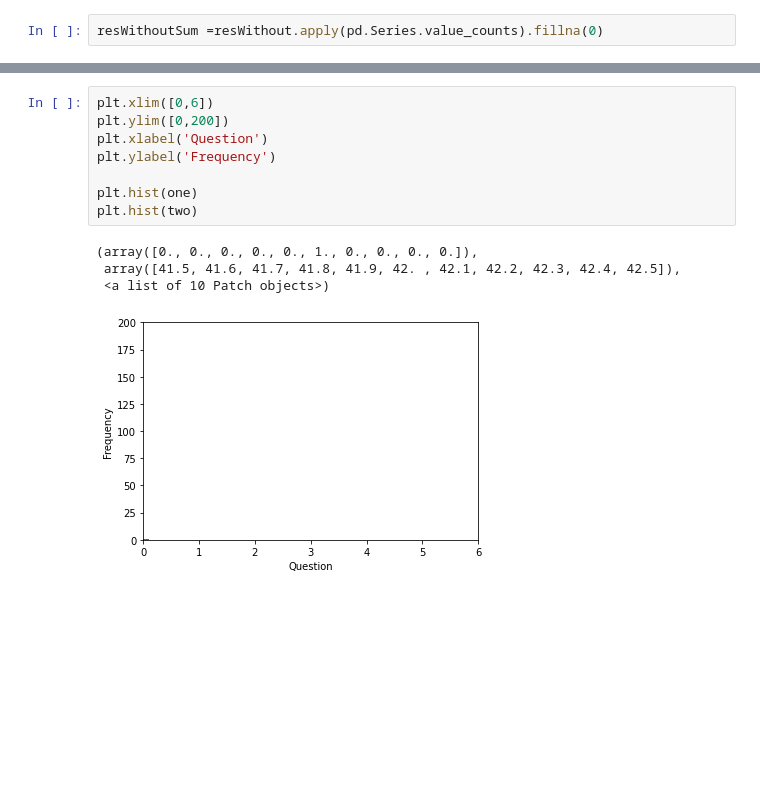
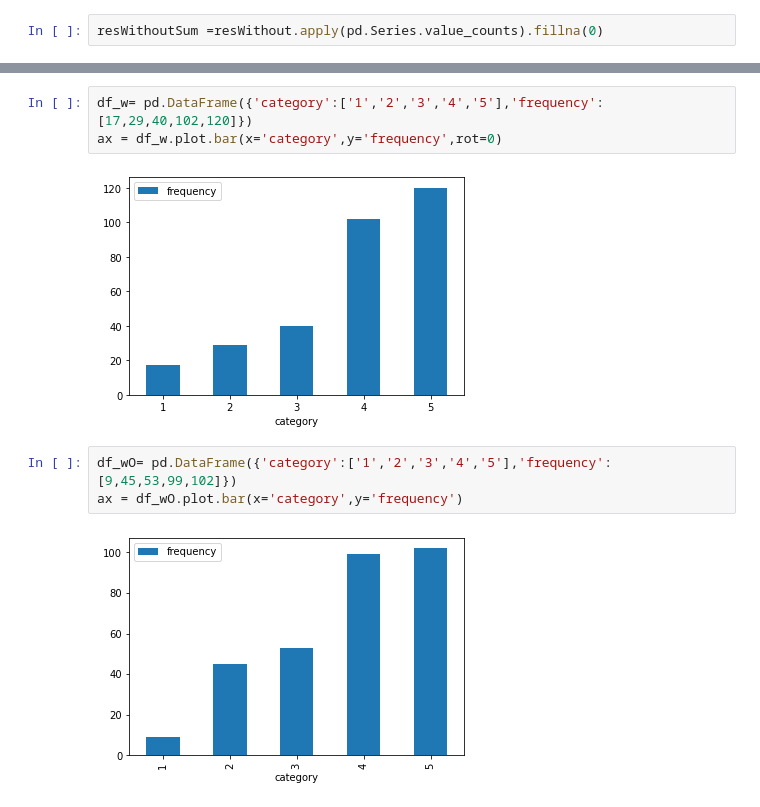
Before and after one commit to TorAP/AudioPydub, a Jupyter notebook: Experiment/evalHistograms.ipynb, the cells around one changed output, grey strips where cells are left out. Drawn from its saved outputs; the diff is of its cells as text; blank space fills up the shorter version.

```diff
--- a/Experiment/evalHistograms.ipynb
+++ b/Experiment/evalHistograms.ipynb
@@ -88,16 +68,13 @@ resWithoutSum
 | 3 | 6.0 | 2.0 | 5 | 6 | 2 | ... |
 | 4 | 6.0 | 9.0 | 6 | 8 | 10 | ... |
 | 5 | 8.0 | 8.0 | 7 | 2 | 5 | ... |
-# %%
-plt.xlim([0,6])
-plt.ylim([0,200])
-plt.xlabel('Question')
-plt.ylabel('Frequency')
-
-plt.hist(one)
-plt.hist(two)
-# %% [output]
-(array([0., 0., 0., 0., 0., 1., 0., 0., 0., 0.]),
- array([41.5, 41.6, 41.7, 41.8, 41.9, 42. , 42.1, 42.2, 42.3, 42.4, 42.5]),
- <a list of 10 Patch objects>)
-[figure, removed]
+# %%
+df_w= pd.DataFrame({'category':['1','2','3','4','5'],'frequency':[17,29,40,102,120]})
+ax = df_w.plot.bar(x='category',y='frequency',rot=0)
+# %% [output]
+[figure, added]
+# %%
+df_wO= pd.DataFrame({'category':['1','2','3','4','5'],'frequency':[9,45,53,99,102]})
+ax = df_wO.plot.bar(x='category',y='frequency')
+# %% [output]
+[figure, added]
```
Also changed, not shown: parts of 19 cells of this notebook.
